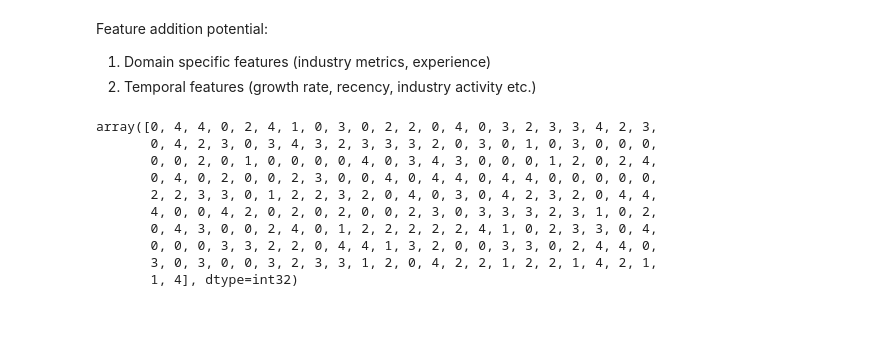
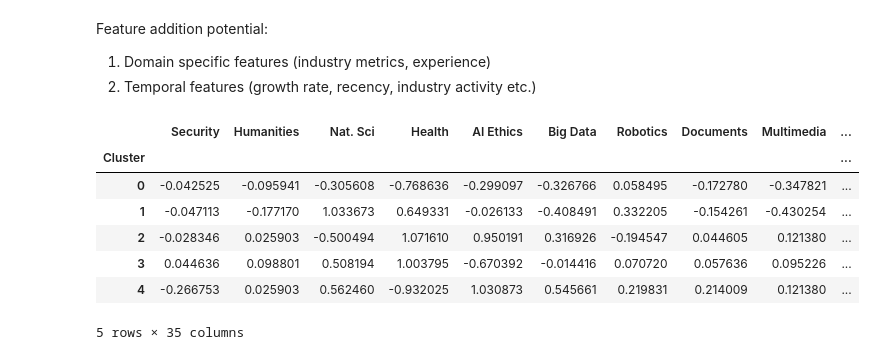
Before and after one commit to codegithubka/Deep-Autoencoder-Company-Segmentation, a Jupyter notebook: encoded_clustering.ipynb, the cells around one changed output. Cells and saved outputs as stored; diff of their text form; code cells hidden in the pictures; blank space fills up the shorter version.

Commit message:
"Cluster statistics done. Finalize script by the end of the day"

```diff
--- a/encoded_clustering.ipynb
+++ b/encoded_clustering.ipynb
@@ -949,16 +949,21 @@ For example:
 Feature addition potential:
 1. Domain specific features (industry metrics, experience)
 2. Temporal features (growth rate, recency, industry activity etc.)
-# %%
-best_labels_kmeans
-# %% [output]
-array([0, 4, 4, 0, 2, 4, 1, 0, 3, 0, 2, 2, 0, 4, 0, 3, 2, 3, 3, 4, 2, 3,
-       0, 4, 2, 3, 0, 3, 4, 3, 2, 3, 3, 3, 2, 0, 3, 0, 1, 0, 3, 0, 0, 0,
-       0, 0, 2, 0, 1, 0, 0, 0, 0, 4, 0, 3, 4, 3, 0, 0, 0, 1, 2, 0, 2, 4,
-       0, 4, 0, 2, 0, 0, 2, 3, 0, 0, 4, 0, 4, 4, 0, 4, 4, 0, 0, 0, 0, 0,
-       2, 2, 3, 3, 0, 1, 2, 2, 3, 2, 0, 4, 0, 3, 0, 4, 2, 3, 2, 0, 4, 4,
-       4, 0, 0, 4, 2, 0, 2, 0, 2, 0, 0, 2, 3, 0, 3, 3, 3, 2, 3, 1, 0, 2,
-       0, 4, 3, 0, 0, 2, 4, 0, 1, 2, 2, 2, 2, 2, 4, 1, 0, 2, 3, 3, 0, 4,
-       0, 0, 0, 3, 3, 2, 2, 0, 4, 4, 1, 3, 2, 0, 0, 3, 3, 0, 2, 4, 4, 0,
-       3, 0, 3, 0, 0, 3, 2, 3, 3, 1, 2, 0, 4, 2, 2, 1, 2, 2, 1, 4, 2, 1,
-       1, 4], dtype=int32)
+# %%
+def calculate_cluster_statistics(data, labels):
+    data_l = data.copy()
+    data_l['Cluster'] = labels
+    cluster_stats = data_l.groupby('Cluster').agg('mean', 'median', 'count' )
+    return cluster_stats
+# %%
+cluster_statistics = calculate_cluster_statistics(test_data, best_labels_kmeans)
+cluster_statistics
+# %% [output]
+|  | Security | Humanities | Nat. Sci | Health | AI Ethics | Big Data | Robotics | Documents | Multimedia | ... |
+| Cluster |  |  |  |  |  |  |  |  |  | ... |
+| 0 | -0.042525 | -0.095941 | -0.305608 | -0.768636 | -0.299097 | -0.326766 | 0.058495 | -0.172780 | -0.347821 | ... |
+| 1 | -0.047113 | -0.177170 | 1.033673 | 0.649331 | -0.026133 | -0.408491 | 0.332205 | -0.154261 | -0.430254 | ... |
+| 2 | -0.028346 | 0.025903 | -0.500494 | 1.071610 | 0.950191 | 0.316926 | -0.194547 | 0.044605 | 0.121380 | ... |
+| 3 | 0.044636 | 0.098801 | 0.508194 | 1.003795 | -0.670392 | -0.014416 | 0.070720 | 0.057636 | 0.095226 | ... |
+| 4 | -0.266753 | 0.025903 | 0.562460 | -0.932025 | 1.030873 | 0.545661 | 0.219831 | 0.214009 | 0.121380 | ... |
+5 rows × 35 columns
```
